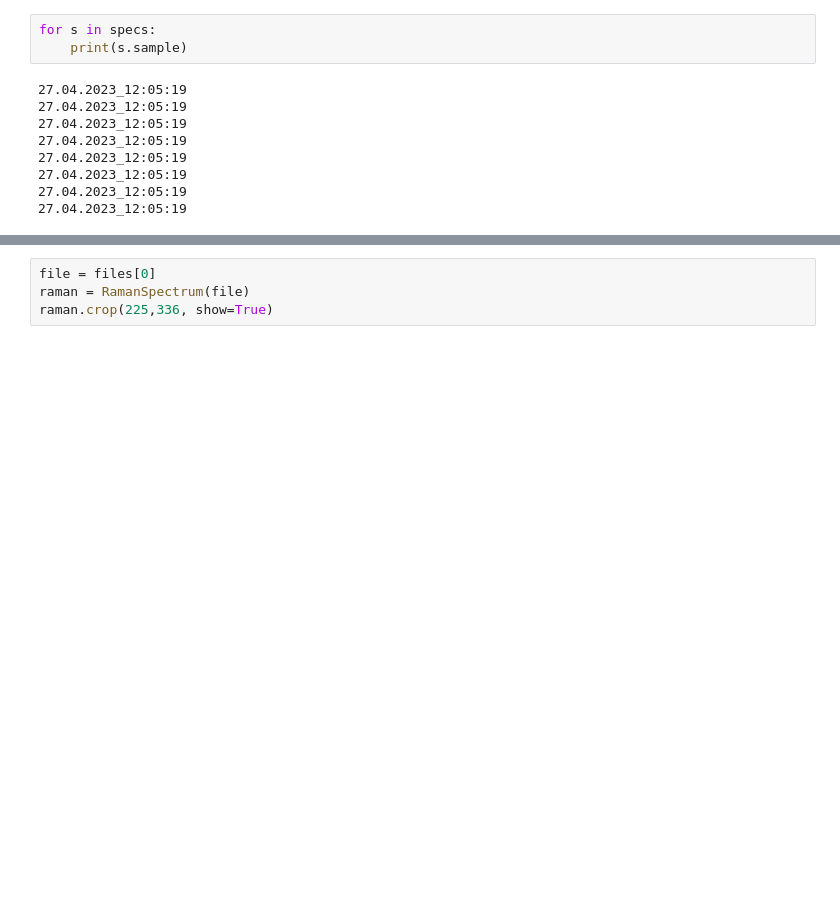
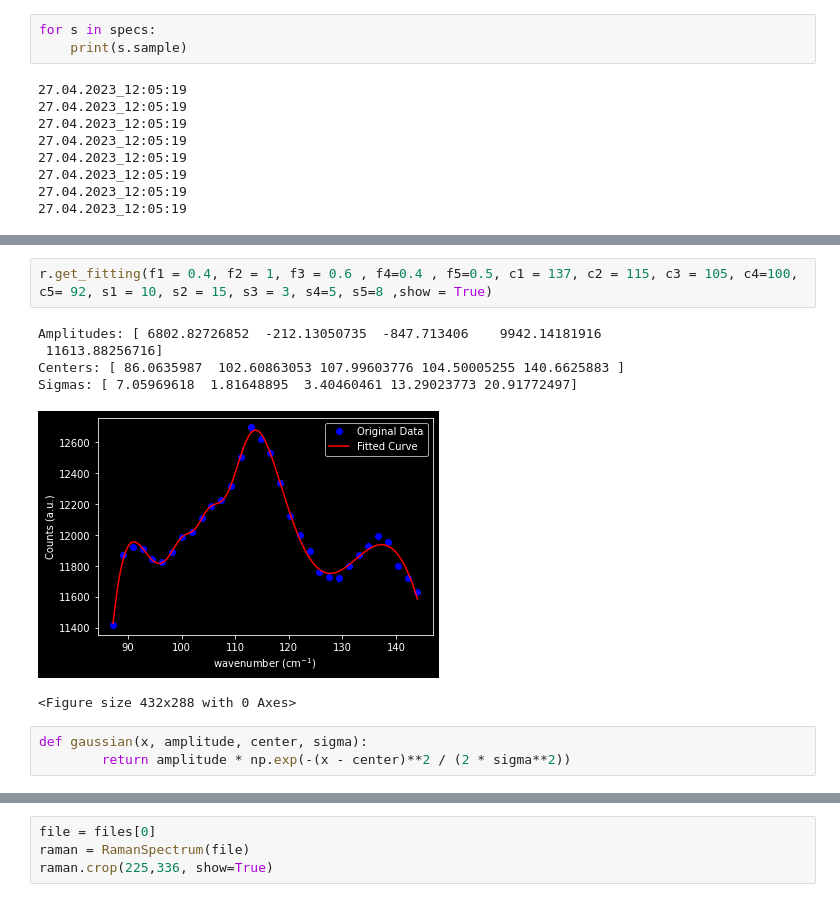
Before and after one commit to oftavira/codespaces-jupyter, a Jupyter notebook: tony/practica.ipynb, the cells around one changed output, grey strips where cells are left out. Cells and saved outputs as stored; diff of their text form; blank space fills up the shorter version.

```diff
--- a/tony/practica.ipynb
+++ b/tony/practica.ipynb
@@ -366,0 +393,12 @@ for s in specs:
+# %%
+r.get_fitting(f1 = 0.4, f2 = 1, f3 = 0.6 , f4=0.4 , f5=0.5, c1 = 137, c2 = 115, c3 = 105, c4=100, c5= 92, s1 = 10, s2 = 15, s3 = 3, s4=5, s5=8 ,show = True)
+# %% [output]
+Amplitudes: [ 6802.82726852  -212.13050735  -847.713406    9942.14181916
+ 11613.88256716]
+Centers: [ 86.0635987  102.60863053 107.99603776 104.50005255 140.6625883 ]
+Sigmas: [ 7.05969618  1.81648895  3.40460461 13.29023773 20.91772497]
+[figure, added]
+<Figure size 432x288 with 0 Axes>
+# %%
+def gaussian(x, amplitude, center, sigma):
+        return amplitude * np.exp(-(x - center)**2 / (2 * sigma**2))
```
Also changed, not shown: parts of 6 cells of this notebook, 1 other file.
